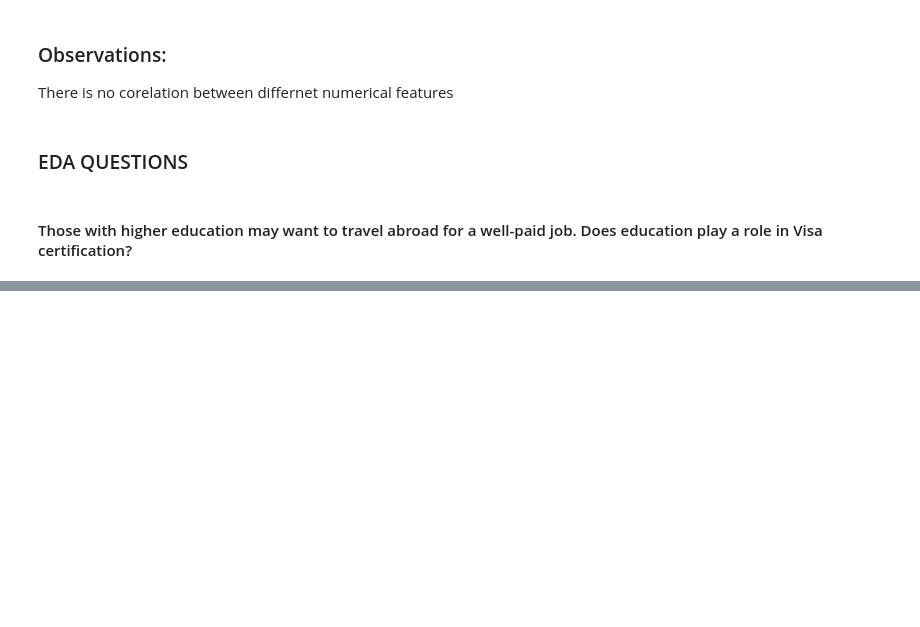
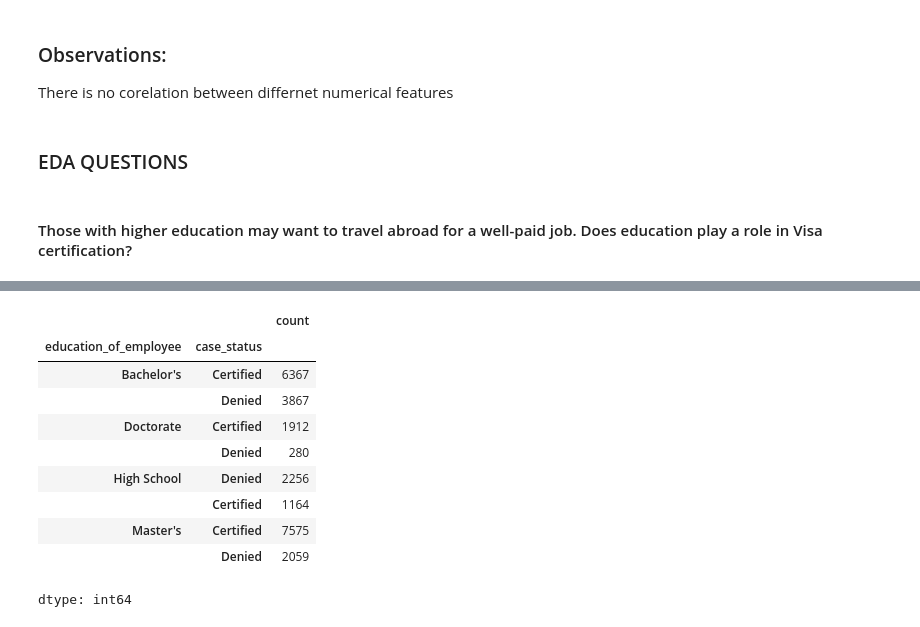
Before and after one commit to Rajesh2015/easy-visa, a Jupyter notebook: easy-visa-solution.ipynb, the cells around one changed output, grey strips where cells are left out. Saved outputs shown, nothing was run; the diff lists cells and outputs as text; code cells hidden in the pictures; blank space fills up the shorter version.

```diff
--- a/easy-visa-solution.ipynb
+++ b/easy-visa-solution.ipynb
@@ -1329,0 +1325,15 @@ pd.crosstab(ezdf['education_of_employee'],ezdf['case_status'],margins=True)
+# %%
+df=ezdf.groupby('education_of_employee')['case_status'].value_counts()
+df
+# %% [output]
+|  |  | count |
+| education_of_employee | case_status |  |
+| Bachelor's | Certified | 6367 |
+|  | Denied | 3867 |
+| Doctorate | Certified | 1912 |
+|  | Denied | 280 |
+| High School | Denied | 2256 |
+|  | Certified | 1164 |
+| Master's | Certified | 7575 |
+|  | Denied | 2059 |
+dtype: int64
```
Also changed, not shown: parts of 17 cells of this notebook.
